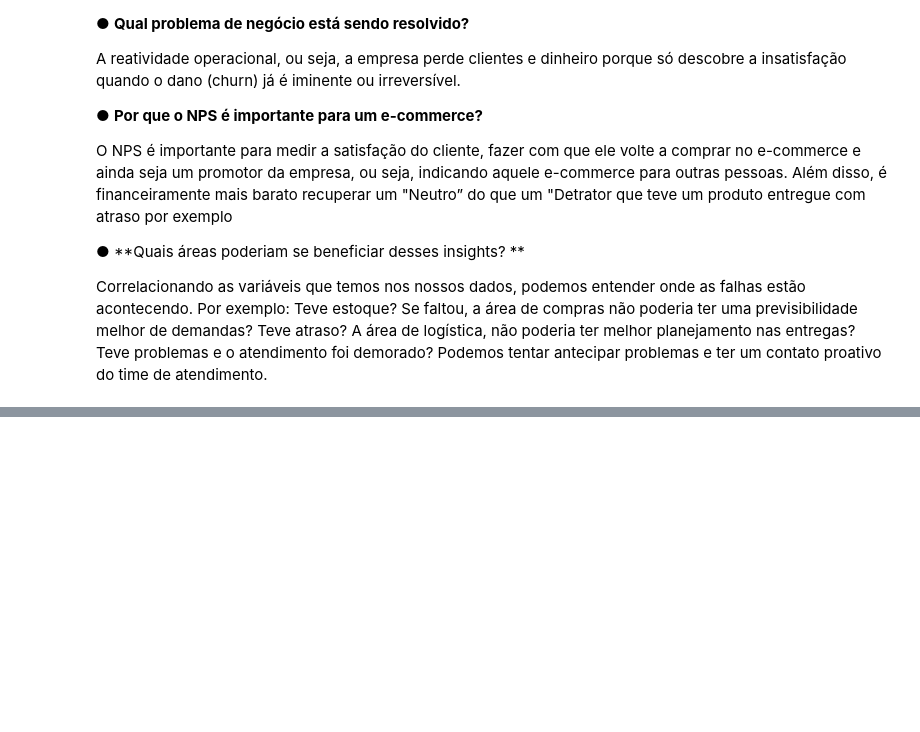
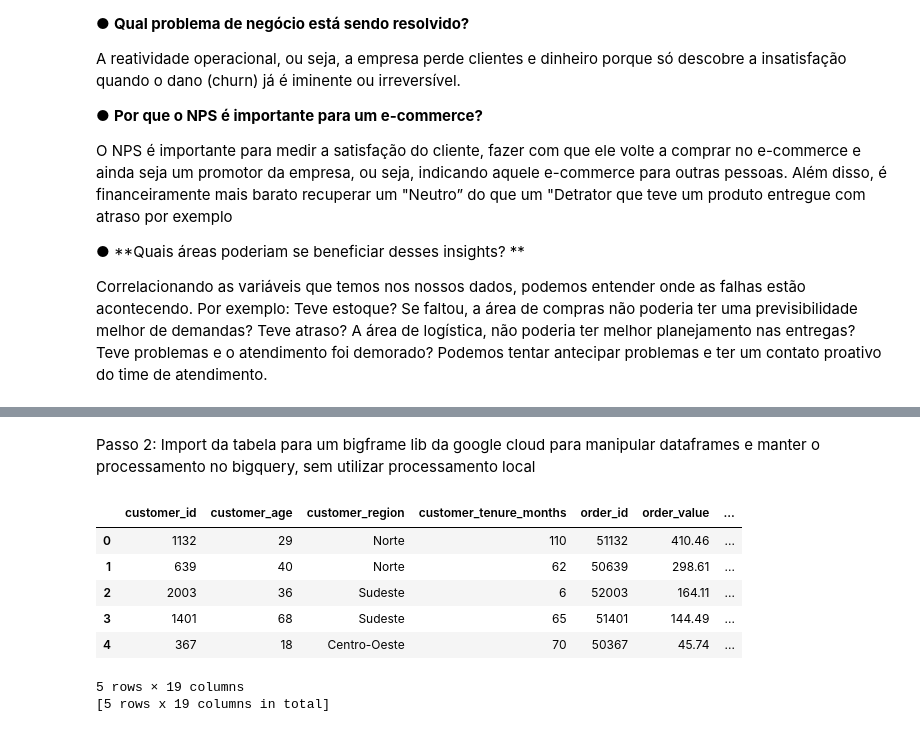
Before and after one commit to vanessahay/1IAST-TechChallenge, a Jupyter notebook: Fase 1/Notebook/1IAST-TechChallenge-Fase1.ipynb, the cells around one changed output, grey strips where cells are left out. Drawn from its saved outputs; the diff is of its cells as text; code cells hidden in the pictures; blank space fills up the shorter version.

```diff
--- a/Fase 1/Notebook/1IAST-TechChallenge-Fase1.ipynb
+++ b/Fase 1/Notebook/1IAST-TechChallenge-Fase1.ipynb
@@ -72,0 +90,2 @@ df
+# %% [markdown]
+Passo 2: Import da tabela para um bigframe lib da google cloud para manipular dataframes e manter o processamento no bigquery, sem utilizar processamento local
@@ -72,0 +107,12 @@ df
+# %%
+df_full_nps = bpd.read_gbq(table_ref)
+df_full_nps.head()
+# %% [output]
+|  | customer_id | customer_age | customer_region | customer_tenure_months | order_id | order_value | ... |
+| 0 | 1132 | 29 | Norte | 110 | 51132 | 410.46 | ... |
+| 1 | 639 | 40 | Norte | 62 | 50639 | 298.61 | ... |
+| 2 | 2003 | 36 | Sudeste | 6 | 52003 | 164.11 | ... |
+| 3 | 1401 | 68 | Sudeste | 65 | 51401 | 144.49 | ... |
+| 4 | 367 | 18 | Centro-Oeste | 70 | 50367 | 45.74 | ... |
+5 rows × 19 columns
+[5 rows x 19 columns in total]
```
Also changed, not shown: parts of 9 cells of this notebook.
